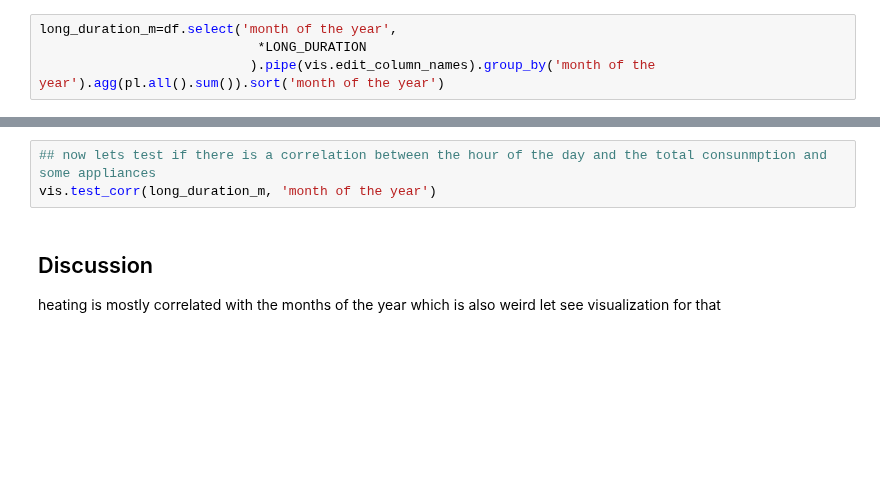
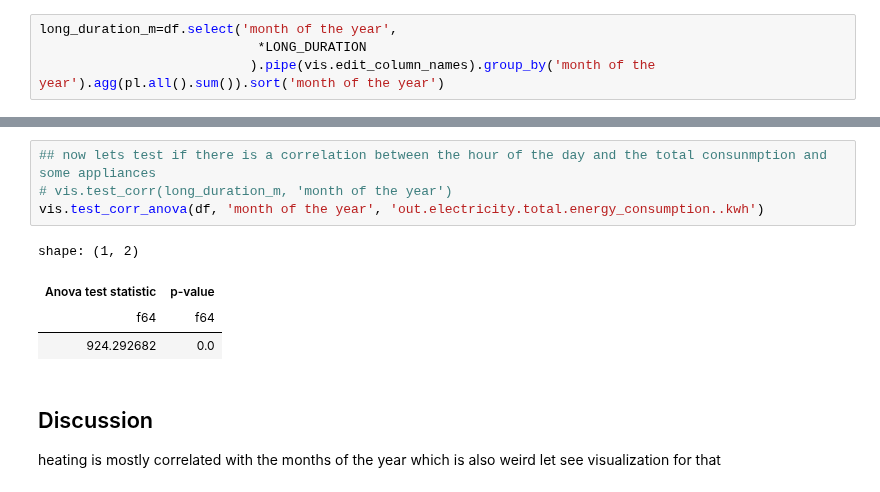
Before and after one commit to 1nuc/load-profile-decomposition, a Jupyter notebook: src/Customer_analysis/run.ipynb, the cells around one changed output, grey strips where cells are left out. Drawn from its saved outputs; the diff is of its cells as text; blank space fills up the shorter version.

```diff
--- a/src/Customer_analysis/run.ipynb
+++ b/src/Customer_analysis/run.ipynb
@@ -338,6 +360,12 @@ vis.long_dev_temporal_based(long_duration_m, 'month of the year')
 # %%
 ## now lets test if there is a correlation between the hour of the day and the total consunmption and some appliances
-vis.test_corr(long_duration_m, 'month of the year')
+# vis.test_corr(long_duration_m, 'month of the year')
+vis.test_corr_anova(df, 'month of the year', 'out.electricity.total.energy_consumption..kwh')
+# %% [output]
+shape: (1, 2)
+| Anova test statistic | p-value |
+| f64 | f64 |
+| 924.292682 | 0.0 |
 # %% [markdown]
 ## Discussion
 heating is mostly correlated with the months of the year which is also weird
```
Also changed, not shown: parts of 4 cells of this notebook.
